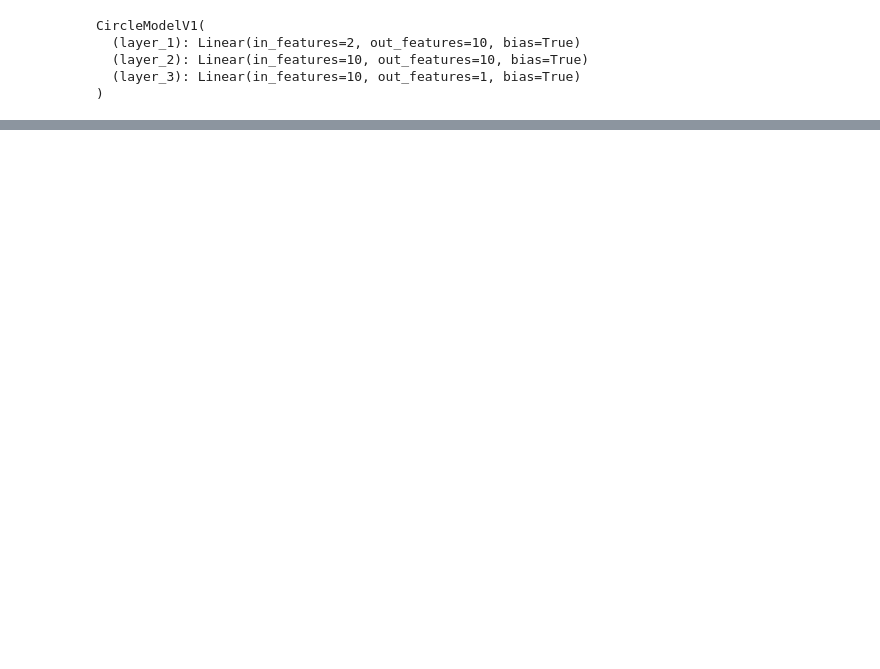
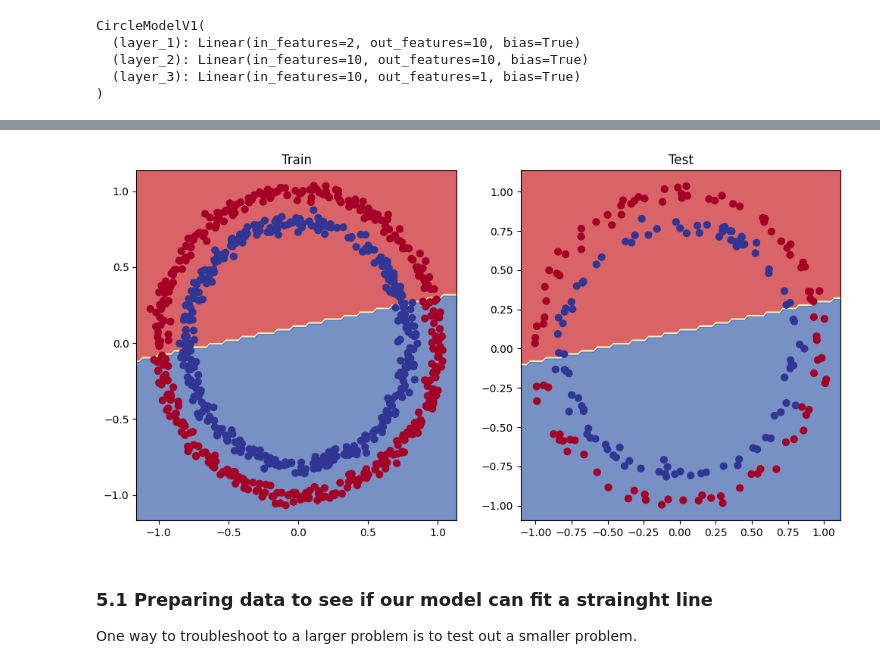
Before and after one commit to shishiradk/pytorch-pratices, a Jupyter notebook: 02_Neural_Network_Classification_with_pytorch.ipynb, the cells around one changed output, grey strips where cells are left out. Drawn from its saved outputs; the diff is of its cells as text; code cells hidden in the pictures; blank space fills up the shorter version.

```diff
--- a/02_Neural_Network_Classification_with_pytorch.ipynb
+++ b/02_Neural_Network_Classification_with_pytorch.ipynb
@@ -548,0 +605,15 @@ loss_fn_wihout_logits = nn.BCELoss()
+# %%
+# Plot the decision boundary
+plt.figure(figsize=(12, 6))
+plt.subplot(1, 2, 1)
+plt.title("Train")
+plot_decision_boundary(model_0, X_train, y_train)
+plt.subplot(1, 2, 2)
+plt.title("Test")
+plot_decision_boundary(model_0, X_test, y_test)
+# %% [output]
+[figure, added]
+# %% [markdown]
+### 5.1 Preparing data to see if our model can fit a strainght line
+
+One way to troubleshoot to a larger problem is to test out a smaller problem.
```
Also changed, not shown: parts of 16 cells of this notebook.
